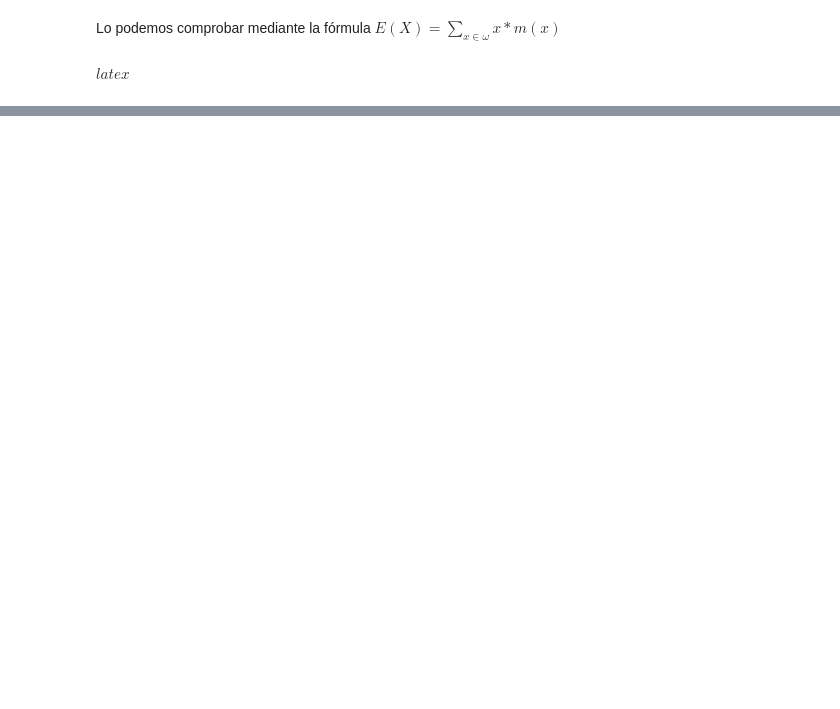
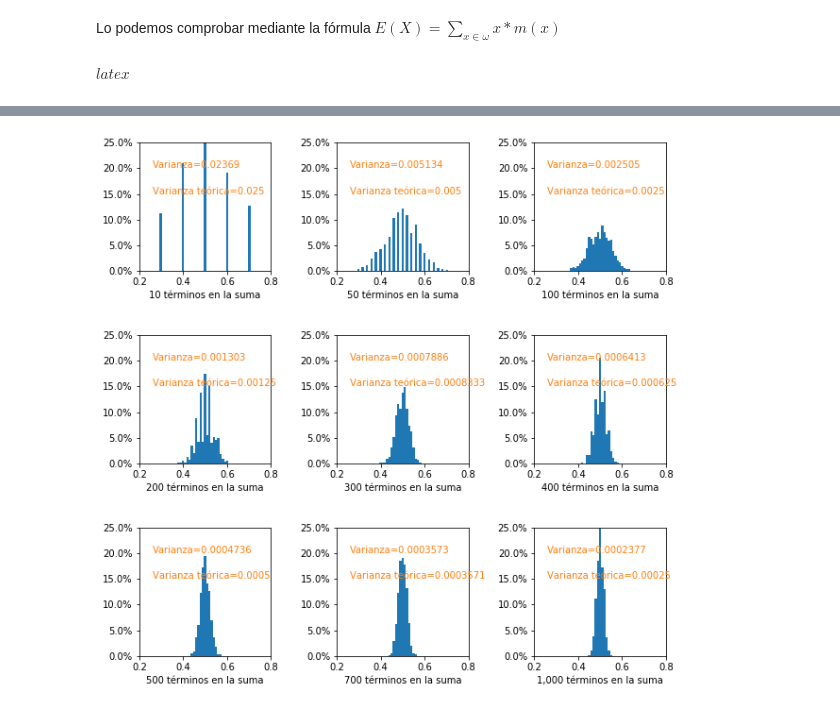
Before and after one commit to mharias/stats, a Jupyter notebook: stats.ipynb, the cells around one changed output, grey strips where cells are left out. Saved outputs shown, nothing was run; the diff lists cells and outputs as text; code cells hidden in the pictures; blank space fills up the shorter version.

```diff
--- a/stats.ipynb
+++ b/stats.ipynb
@@ -253,34 +139,41 @@ for n in lista_exp:
 # %%
 f = plt.figure(figsize=(10,10))
 f.subplots_adjust(hspace=1, wspace=1)
 ax1 = f.add_subplot(331)
 ax2 = f.add_subplot(332)
 ax3 = f.add_subplot(333)
 ax4 = f.add_subplot(334)
 ax5 = f.add_subplot(335)
 ax6 = f.add_subplot(336)
 ax7= f.add_subplot(337)
 ax8= f.add_subplot(338)
 ax9= f.add_subplot(339)
 f.subplots_adjust(hspace=.5, wspace=0.5)
 lista_axes=f.get_axes()
-N_bins=np.linspace(0,1,10000)
+N_bins=np.linspace(0,1,100)
+n_decimales=2
 #lista_graficas=list(itertools.product(lista_columnas[1:],lista_columnas[1:]))
 for i in range(0,9):
     #grafico=lista_graficas[i]
     #lista=np.array(list(itertools.product(range(1,5),range(1,5))))
     #lista_axes[i].set_xticks([1,2,3,4])
     #lista_axes[i].set_yticks([1,2,3,4])
-    lista_axes[i].set_xlabel('Number of samples:{:,}'.format(lista_exp[i]))
+    lista_axes[i].set_xlabel('{:,} términos en la suma'.format(lista_terms_sum[i]))
     lista_axes[i].yaxis.set_major_formatter(PercentFormatter(1))
-    lista_axes[i].set_xlim(series[lista_exp[i]].min(),series[lista_exp[i]].max())
+    #lista_axes[i].set_xlim(series[lista_exp[i]].min(),series[lista_exp[i]].max())
+    lista_axes[i].set_xlim(0.2,0.8)
+    lista_axes[i].set_ylim(0.0,0.25)
     #lista_axes[i].set_ylabel(grafico[1])
     #x,y=lista.T
     #s=[contador[i,j]*5 for i,j in lista]
     #lista_axes[i].scatter(x,y,s=s,c=s)
-    counts, bins = np.histogram(series[lista_exp[i]],bins=N_bins)
-    lista_axes[i].hist(bins[:-1],bins, weights=counts/len(series[lista_exp[i]]))
-    #lista_axes[i].hist(series[lista_exp[i]],bins=50,density=1)
+    counts, bins = np.histogram(np.around(series[lista_terms_sum[i]],decimals=n_decimales),bins=N_bins)
+    lista_axes[i].hist(bins[:-1],bins,weights=counts/counts.sum())
+    lista_axes[i].text(0.1,0.8,'Varianza={:.4}'.format(varianza[i]),transform=lista_axes[i].transAxes,color='tab:orange')
+    lista_axes[i].text(0.1,0.6,'Varianza teórica={:.4}'.format(var_teorica[i]),transform=lista_axes[i].transAxes,color='tab:orange')
+    #lista_axes[i].hist(series[lista_terms_sum[i]],bins=50,density=1)
+# %% [output]
+[figure, added]
 # %%
 fig, ax1 = plt.subplots()
 
```
Also changed, not shown: parts of 26 cells of this notebook.
